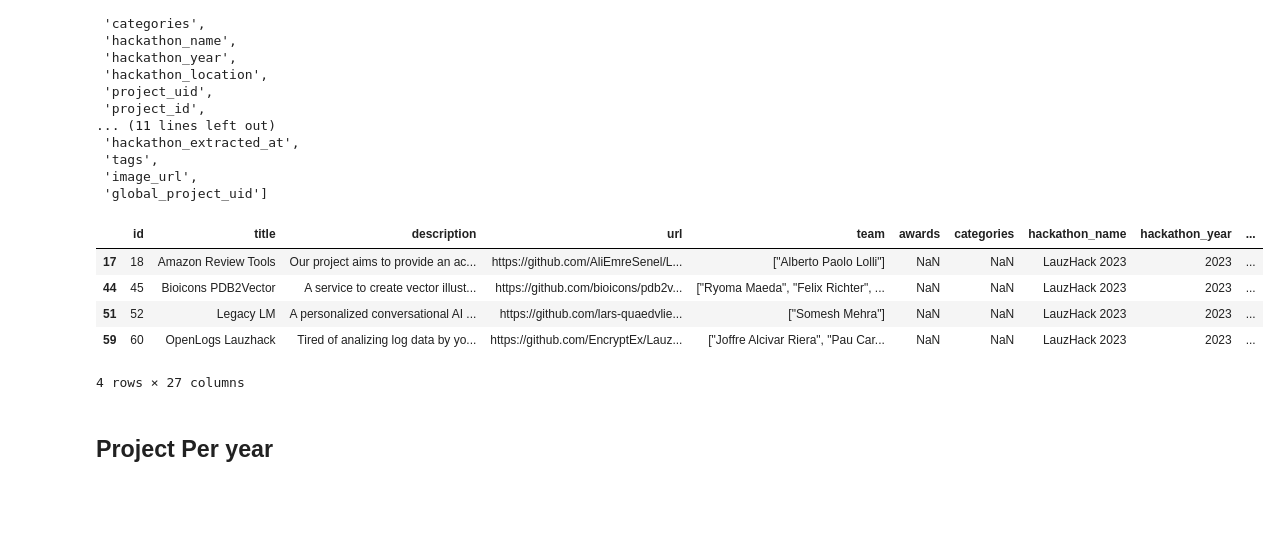
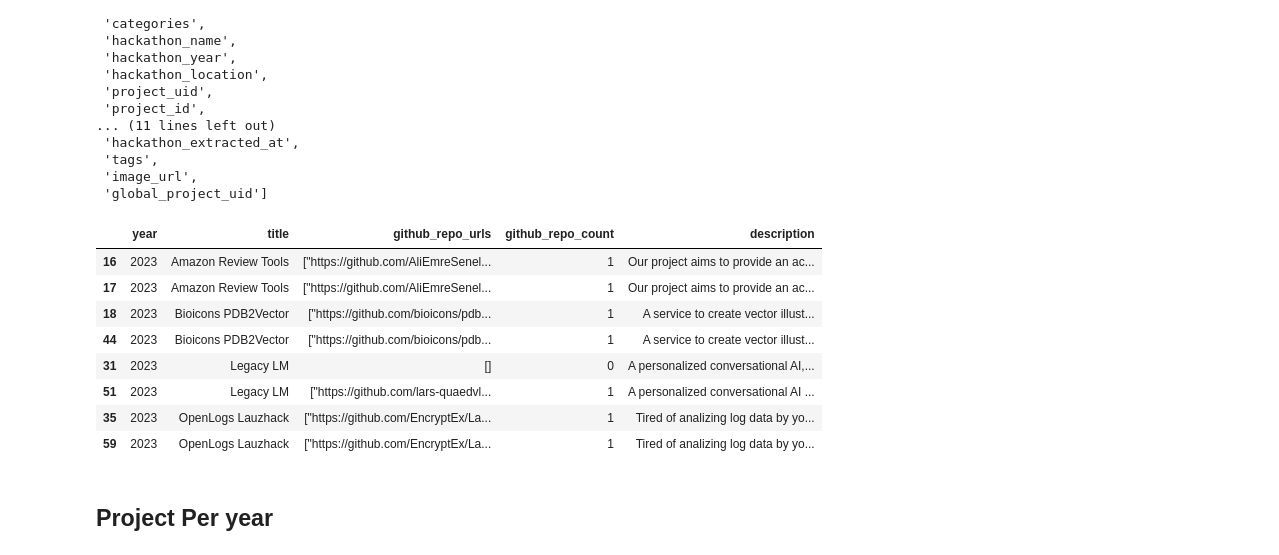
Before and after one commit to sdsc-ordes/open-pulse-hackalysis, a Jupyter notebook: notebooks/notebook.ipynb, the cells around one changed output. Saved outputs shown, nothing was run; the diff lists cells and outputs as text; code cells hidden in the pictures; blank space fills up the shorter version.

```diff
--- a/notebooks/notebook.ipynb
+++ b/notebooks/notebook.ipynb
@@ -10,7 +10,7 @@ from pathlib import Path
 
 import pandas as pd
 
-DATA_ROOT = Path('path here')
+DATA_ROOT = Path('/Users/eisha/Documents/hackathon_analysis/data')
 PROVIDER_PREFIX = 'lauzhack'
 # %%
 def _load_hackathon_metadata_row(metadata_json_path: Path, year: int) -> dict:
@@ -116,14 +116,17 @@ years: [2023, 2024, 2025]
  'image_url',
  'global_project_uid']
 # %%
-projects_analysis_ready[projects_analysis_ready.duplicated(subset=['title'])]
+projects_analysis_ready[projects_analysis_ready.duplicated(subset=['title'], keep=False)].sort_values('title')[['year', 'title', 'github_repo_urls', 'github_repo_count', 'description']]
 # %% [output]
-|  | id | title | description | url | team | awards | categories | hackathon_name | hackathon_year | ... |
-| 17 | 18 | Amazon Review Tools | Our project aims to provide an ac... | https://github.com/AliEmreSenel/L... | ["Alberto Paolo Lolli"] | NaN | NaN | LauzHack 2023 | 2023 | ... |
-| 44 | 45 | Bioicons PDB2Vector | A service to create vector illust... | https://github.com/bioicons/pdb2v... | ["Ryoma Maeda", "Felix Richter", ... | NaN | NaN | LauzHack 2023 | 2023 | ... |
-| 51 | 52 | Legacy LM | A personalized conversational AI ... | https://github.com/lars-quaedvlie... | ["Somesh Mehra"] | NaN | NaN | LauzHack 2023 | 2023 | ... |
-| 59 | 60 | OpenLogs Lauzhack | Tired of analizing log data by yo... | https://github.com/EncryptEx/Lauz... | ["Joffre Alcivar Riera", "Pau Car... | NaN | NaN | LauzHack 2023 | 2023 | ... |
+|  | year | title | github_repo_urls | github_repo_count | description |
+| 16 | 2023 | Amazon Review Tools | ["https://github.com/AliEmreSenel... | 1 | Our project aims to provide an ac... |
+| 17 | 2023 | Amazon Review Tools | ["https://github.com/AliEmreSenel... | 1 | Our project aims to provide an ac... |
+| 18 | 2023 | Bioicons PDB2Vector | ["https://github.com/bioicons/pdb... | 1 | A service to create vector illust... |
+| 44 | 2023 | Bioicons PDB2Vector | ["https://github.com/bioicons/pdb... | 1 | A service to create vector illust... |
+| 31 | 2023 | Legacy LM | [] | 0 | A personalized conversational AI,... |
+| 51 | 2023 | Legacy LM | ["https://github.com/lars-quaedvl... | 1 | A personalized conversational AI ... |
+| 35 | 2023 | OpenLogs Lauzhack | ["https://github.com/EncryptEx/La... | 1 | Tired of analizing log data by yo... |
+| 59 | 2023 | OpenLogs Lauzhack | ["https://github.com/EncryptEx/La... | 1 | Tired of analizing log data by yo... |
-4 rows × 27 columns
 # %% [markdown]
 ## Project Per year
 # %%
```
Also changed, not shown: parts of 11 cells of this notebook, 1 other file.
